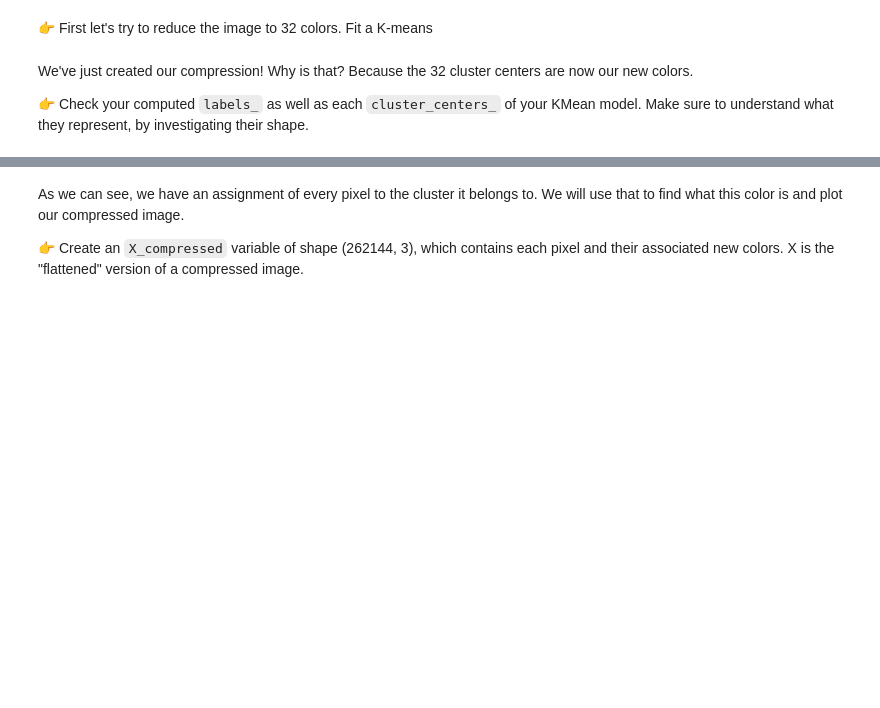
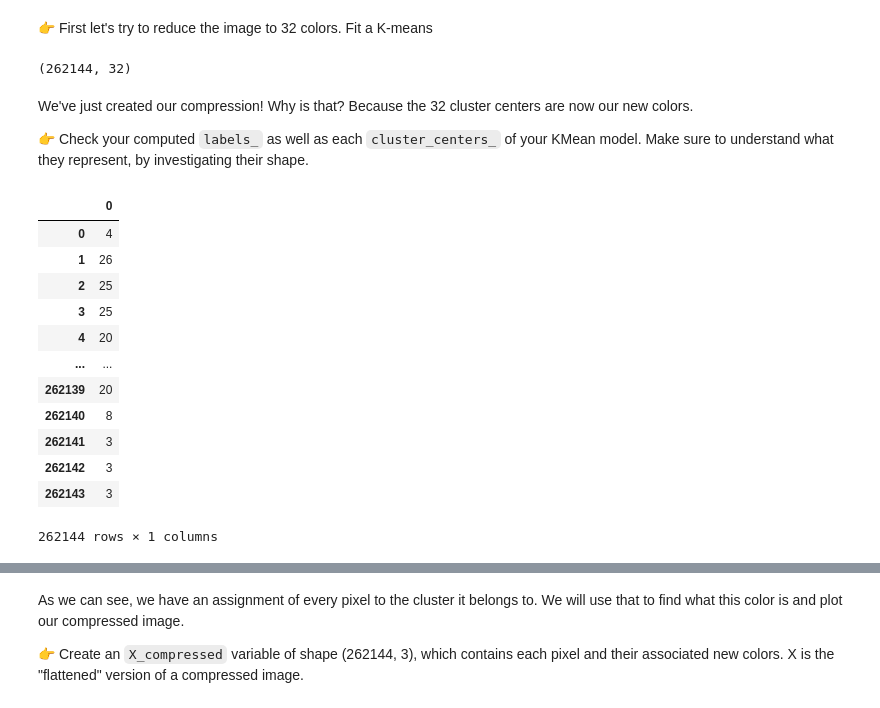
Before and after one commit to selmalopez/data-challenges, a Jupyter notebook: 05-ML/06-Unsupervised-Learning/01-Image-Compression/image_compression.ipynb, the cells around one changed output, grey strips where cells are left out. Saved outputs shown, nothing was run; the diff lists cells and outputs as text; code cells hidden in the pictures; blank space fills up the shorter version.

```diff
--- a/05-ML/06-Unsupervised-Learning/01-Image-Compression/image_compression.ipynb
+++ b/05-ML/06-Unsupervised-Learning/01-Image-Compression/image_compression.ipynb
@@ -110,3 +192,11 @@ print(result.check())
+# %%
+# YOUR CODE HERE
+from sklearn.cluster import KMeans
+km = KMeans(n_clusters=32)
+y = km.fit_transform(X)
+y.shape
+# %% [output]
+(262144, 32)
 # %% [markdown]
 We've just created our compression! Why is that? Because the 32 cluster centers are now our new colors.
 
@@ -115,0 +204,17 @@ We've just created our compression! Why is that? Because the 32 cluster centers
+# %%
+pd.DataFrame(km.labels_)
+#ON a 262144 pixels
+# %% [output]
+|  | 0 |
+| 0 | 4 |
+| 1 | 26 |
+| 2 | 25 |
+| 3 | 25 |
+| 4 | 20 |
+| ... | ... |
+| 262139 | 20 |
+| 262140 | 8 |
+| 262141 | 3 |
+| 262142 | 3 |
+| 262143 | 3 |
+262144 rows × 1 columns
```
Also changed, not shown: parts of 20 cells of this notebook.
